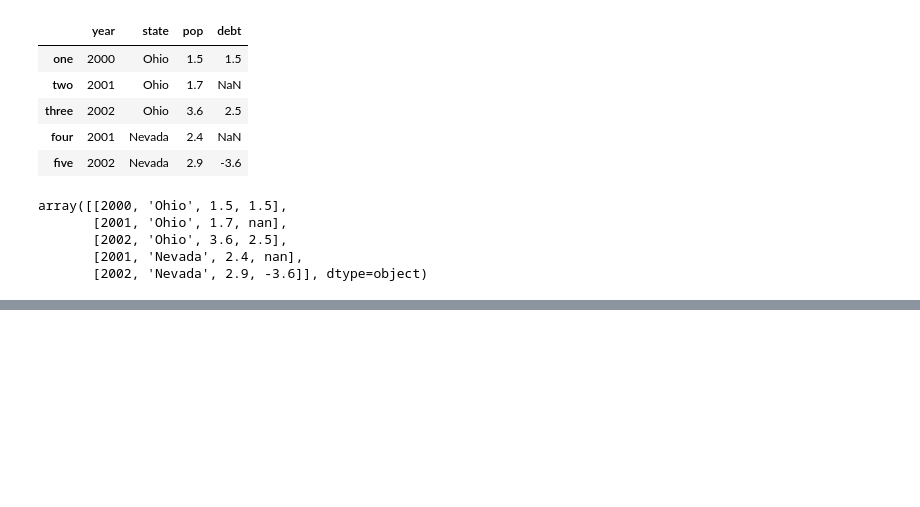
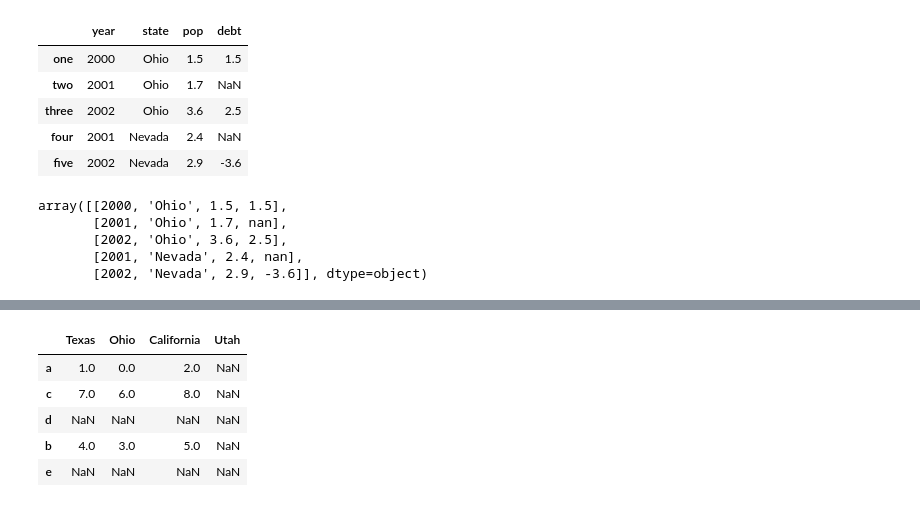
Before and after one commit to HuCui2022/data_python_analysis, a Jupyter notebook: pandas001.ipynb, the cells around one changed output, grey strips where cells are left out. Cells and saved outputs as stored; diff of their text form; code cells hidden in the pictures; blank space fills up the shorter version.

```diff
--- a/pandas001.ipynb
+++ b/pandas001.ipynb
@@ -361,0 +470,4 @@ array([[2000, 'Ohio', 1.5, 1.5],
+# %%
+import numpy as np
+frame = pd.DataFrame(np.arange(9).reshape((3,3)), index=['a', 'b', 'c'], columns=['Ohio', 'Texas', 'California'])
+frame
@@ -361,0 +490,11 @@ array([[2000, 'Ohio', 1.5, 1.5],
+# %%
+# use colums keywards
+frame3= frame.reindex(index=['a','c','d','b','e'], columns=['Texas', 'Ohio', 'California', 'Utah'])
+frame3
+# %% [output]
+|  | Texas | Ohio | California | Utah |
+| a | 1.0 | 0.0 | 2.0 | NaN |
+| c | 7.0 | 6.0 | 8.0 | NaN |
+| d | NaN | NaN | NaN | NaN |
+| b | 4.0 | 3.0 | 5.0 | NaN |
+| e | NaN | NaN | NaN | NaN |
```
Also changed, not shown: parts of 67 cells of this notebook.
